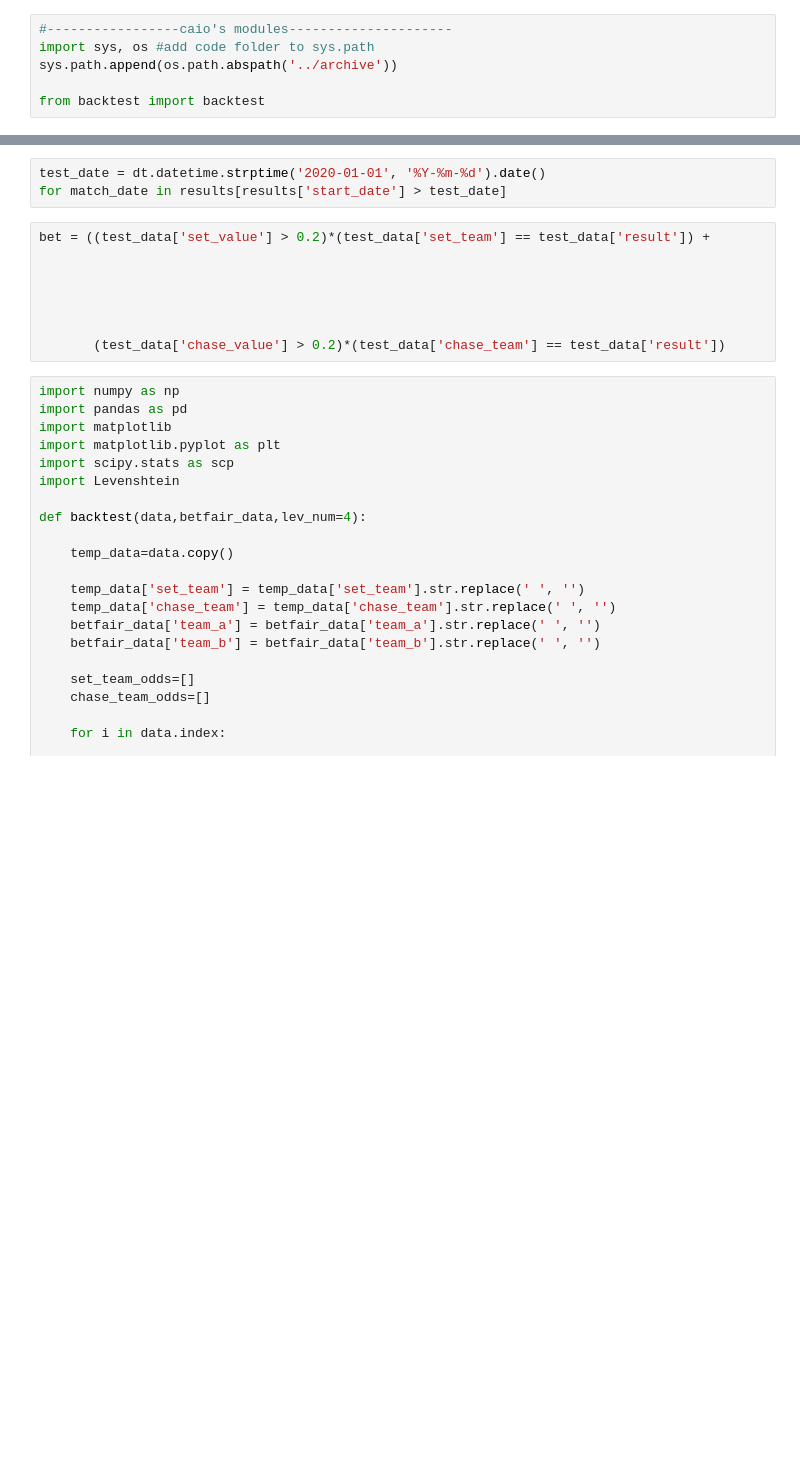
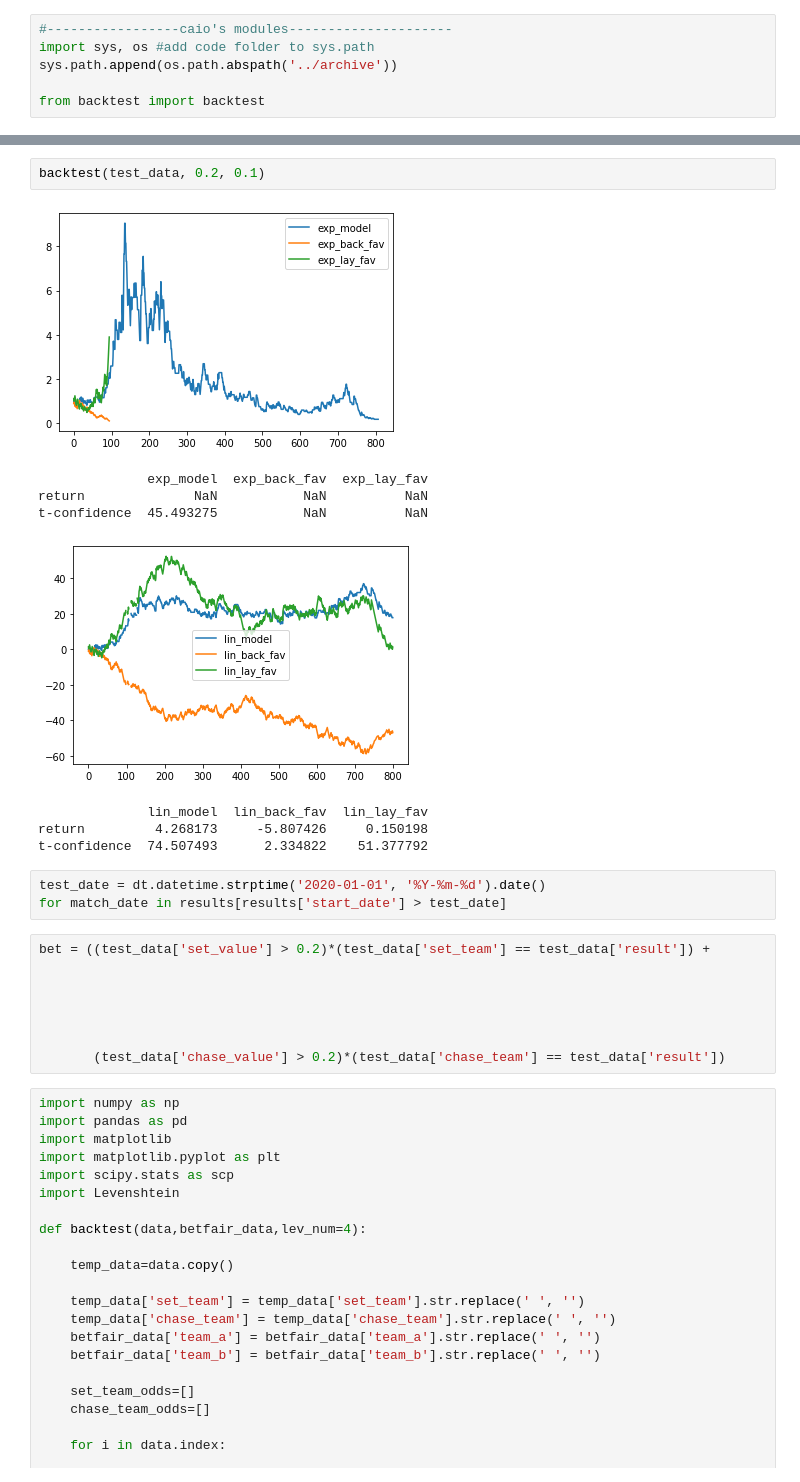
Before and after one commit to caiodrear/cricket, a Jupyter notebook: code/backtesting/backtest.ipynb, the cells around one changed output, grey strips where cells are left out. Drawn from its saved outputs; the diff is of its cells as text; blank space fills up the shorter version.

```diff
--- a/code/backtesting/backtest.ipynb
+++ b/code/backtesting/backtest.ipynb
@@ -44,3 +88,14 @@ t-confidence  99.999730      0.927408    47.447955
+# %%
+backtest(test_data, 0.2, 0.1)
+# %% [output]
+[figure, added]
+              exp_model  exp_back_fav  exp_lay_fav
+return              NaN           NaN          NaN
+t-confidence  45.493275           NaN          NaN
+[figure, added]
+              lin_model  lin_back_fav  lin_lay_fav
+return         4.268173     -5.807426     0.150198
+t-confidence  74.507493      2.334822    51.377792
 # %%
 test_date = dt.datetime.strptime('2020-01-01', '%Y-%m-%d').date()
 for match_date in results[results['start_date'] > test_date]
```
Also changed, not shown: parts of 8 cells of this notebook, 10 other files.
